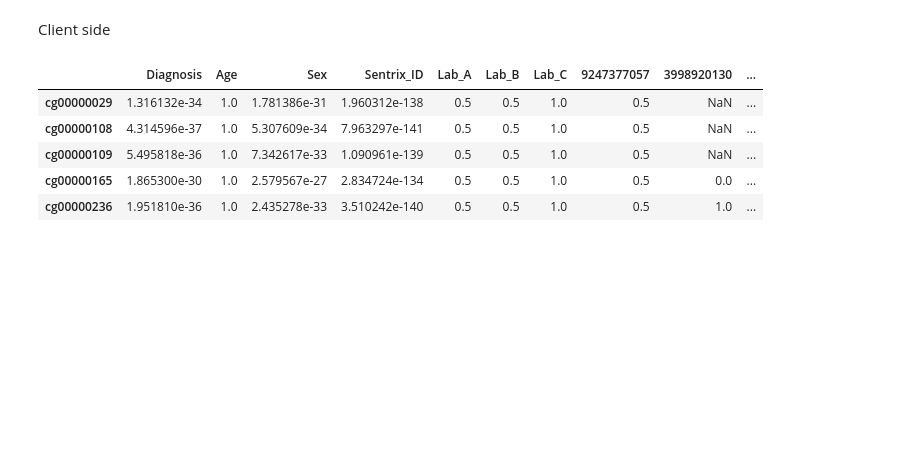
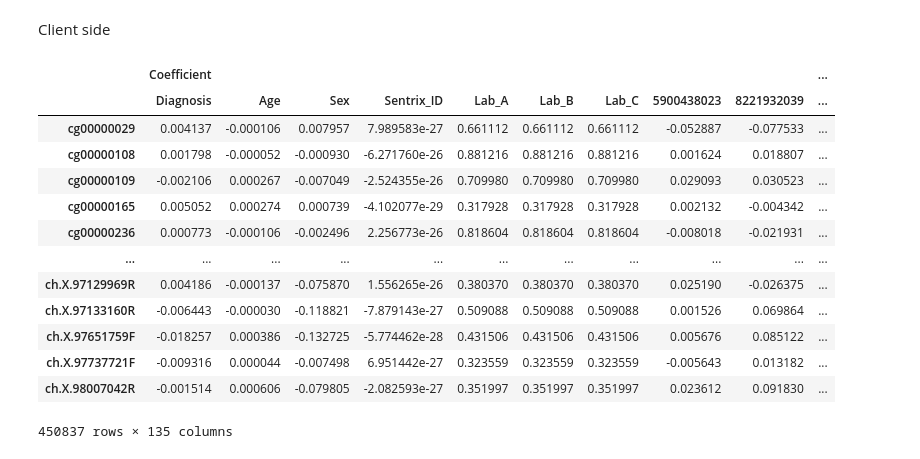
Before and after one commit to Waterkers/Federated_Differential_Methylation_Analysis, a Jupyter notebook: test.ipynb, the cells around one changed output. Drawn from its saved outputs; the diff is of its cells as text; code cells hidden in the pictures; blank space fills up the shorter version.

```diff
--- a/test.ipynb
+++ b/test.ipynb
@@ -152,16 +182,22 @@ global_xtx, global_xty = serv.global_regression_parameter(local_rega, local_regb
 # %% [markdown]
 Client side
 # %%
-EWAS_a = lab_a.calculate_EWAS_results(global_xtx, global_xty)
-EWAS_b = lab_b.calculate_EWAS_results(global_xtx, global_xty)
-#EWAS_c = lab_c.calculate_EWAS_results(global_xtx, global_xty)
+lab_a.calculate_EWAS_results(global_xtx, global_xty)
+lab_b.calculate_EWAS_results(global_xtx, global_xty)
+lab_c.calculate_EWAS_results(global_xtx, global_xty)
+# %% [output]
+|  | Coefficient |  |  |  |  |  |  |  |  | ... |
+|  | Diagnosis | Age | Sex | Sentrix_ID | Lab_A | Lab_B | Lab_C | 5900438023 | 8221932039 | ... |
+| cg00000029 | 0.004137 | -0.000106 | 0.007957 | 7.989583e-27 | 0.661112 | 0.661112 | 0.661112 | -0.052887 | -0.077533 | ... |
+| cg00000108 | 0.001798 | -0.000052 | -0.000930 | -6.271760e-26 | 0.881216 | 0.881216 | 0.881216 | 0.001624 | 0.018807 | ... |
+| cg00000109 | -0.002106 | 0.000267 | -0.007049 | -2.524355e-26 | 0.709980 | 0.709980 | 0.709980 | 0.029093 | 0.030523 | ... |
+| cg00000165 | 0.005052 | 0.000274 | 0.000739 | -4.102077e-29 | 0.317928 | 0.317928 | 0.317928 | 0.002132 | -0.004342 | ... |
+| cg00000236 | 0.000773 | -0.000106 | -0.002496 | 2.256773e-26 | 0.818604 | 0.818604 | 0.818604 | -0.008018 | -0.021931 | ... |
+| ... | ... | ... | ... | ... | ... | ... | ... | ... | ... | ... |
+| ch.X.97129969R | 0.004186 | -0.000137 | -0.075870 | 1.556265e-26 | 0.380370 | 0.380370 | 0.380370 | 0.025190 | -0.026375 | ... |
+| ch.X.97133160R | -0.006443 | -0.000030 | -0.118821 | -7.879143e-27 | 0.509088 | 0.509088 | 0.509088 | 0.001526 | 0.069864 | ... |
+| ch.X.97651759F | -0.018257 | 0.000386 | -0.132725 | -5.774462e-28 | 0.431506 | 0.431506 | 0.431506 | 0.005676 | 0.085122 | ... |
+| ch.X.97737721F | -0.009316 | 0.000044 | -0.007498 | 6.951442e-27 | 0.323559 | 0.323559 | 0.323559 | -0.005643 | 0.013182 | ... |
+| ch.X.98007042R | -0.001514 | 0.000606 | -0.079805 | -2.082593e-27 | 0.351997 | 0.351997 | 0.351997 | 0.023612 | 0.091830 | ... |
+450837 rows × 135 columns
-# %%
-EWAS_a.loc[:,"P-value"].head()
-# %% [output]
-|  | Diagnosis | Age | Sex | Sentrix_ID | Lab_A | Lab_B | Lab_C | 9247377057 | 3998920130 | ... |
-| cg00000029 | 1.316132e-34 | 1.0 | 1.781386e-31 | 1.960312e-138 | 0.5 | 0.5 | 1.0 | 0.5 | NaN | ... |
-| cg00000108 | 4.314596e-37 | 1.0 | 5.307609e-34 | 7.963297e-141 | 0.5 | 0.5 | 1.0 | 0.5 | NaN | ... |
-| cg00000109 | 5.495818e-36 | 1.0 | 7.342617e-33 | 1.090961e-139 | 0.5 | 0.5 | 1.0 | 0.5 | NaN | ... |
-| cg00000165 | 1.865300e-30 | 1.0 | 2.579567e-27 | 2.834724e-134 | 0.5 | 0.5 | 1.0 | 0.5 | 0.0 | ... |
-| cg00000236 | 1.951810e-36 | 1.0 | 2.435278e-33 | 3.510242e-140 | 0.5 | 0.5 | 1.0 | 0.5 | 1.0 | ... |
 # %%
```
Also changed, not shown: parts of 4 cells of this notebook.
